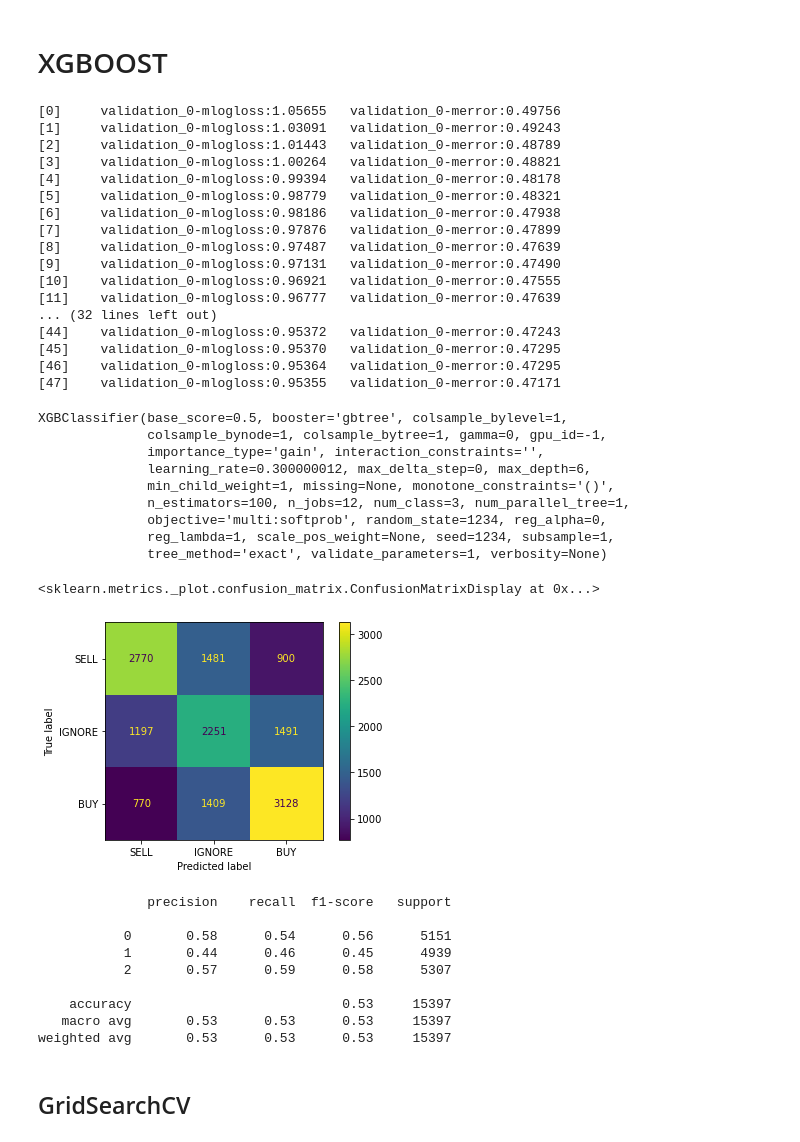
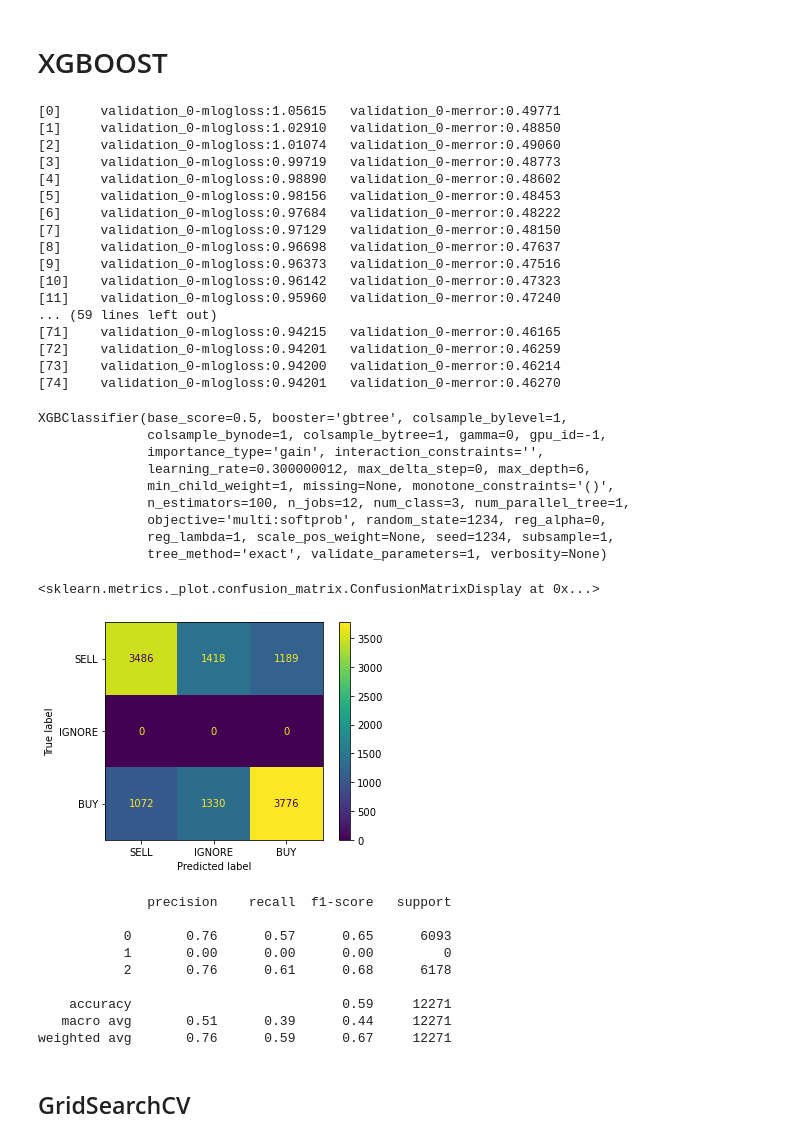
Before and after one commit to isvystun/StocksPatternsAndPrediction, a Jupyter notebook: Main.ipynb, the cells around one changed output. Cells and saved outputs as stored; diff of their text form; code cells hidden in the pictures.

Commit message:
Catboost + metrics filtering

```diff
--- a/Main.ipynb
+++ b/Main.ipynb
@@ -165,7 +186,7 @@ def dummy_featuring(series_df, prefix):
     series_df['cluster'] = pd.cut(series_df.per_changed, bins=[-99 , -5, -4.5 , -4, -3.5, -3, -2.5, -2, -1.5, -1, -0.5, 0.5, 1, 1.5, 2, 2.5, 3, 3.5, 4, 4.5, 5,  np.inf], labels=list(range(21)))
     #series_df['cluster'] = pd.cut(series_df.per_changed, bins=[-99,-3 ,-0.5, 0.5, 3, np.inf], labels=list(range(5)))
     #series_df['cluster'] = pd.cut(series_df.per_changed, bins=[-99, -0.5, 0.5, np.inf], labels=list(range(3)))
-    dummy_df = pd.get_dummies(series_df['cluster'], prefix=prefix, prefix_sep='_')
+    dummy_df = pd.get_dummies(series_df['cluster'], prefix=prefix, prefix_sep='_', drop_first=True)
     return pd.concat([series_df[['date']], dummy_df], axis=1)
     #return dummy_df
 
@@ -183,24 +204,25 @@ def model_df_v2(series_df, days=3):
     c =  []
     model_columns = []
     for n in range(days,0,-1):
-        model_columns.extend([#'o_'+str(n),
+        model_columns.extend(['o_'+str(n),
                   'h_'+str(n),
                   'l_'+str(n),
                   'c_'+str(n)])
     model_columns.append('o_0')
     c.extend(model_columns)
-    spy_dummy_columns= ['spy_'+str(n) for n in range(21)]
-    vix_dummy_columns= ['vix_'+str(n) for n in range(21)]
-    qqq_dummy_columns= ['qqq_'+str(n) for n in range(21)]
-    dxy_dummy_columns= ['dxy_'+str(n) for n in range(21)]
+
+    spy_dummy_columns= ['spy_'+str(n) for n in range(1, 21)]
+    vix_dummy_columns= ['vix_'+str(n) for n in range(1, 21)]
+    qqq_dummy_columns= ['qqq_'+str(n) for n in range(1, 21)]
+    dxy_dummy_columns= ['dxy_'+str(n) for n in range(1, 21)]
     dummy_columns = spy_dummy_columns + vix_dummy_columns + qqq_dummy_columns + dxy_dummy_columns
     c.extend(dummy_columns)
     c.append('cluster')
     df = pd.DataFrame(columns=c)
     for n in range(days,0,-1):
-        #df['o_' + str(n)] = series_df.shift(-n)['open']
-        df['h_' + str(n)] = series_df.shift(-n).high
-        df['l_' + str(n)] = series_df.shift(-n).low
+        df['o_' + str(n)] = series_df.shift(-n)['open']
+        df['h_' + str(n)] = series_df.shift(-n)['high']
+        df['l_' + str(n)] = series_df.shift(-n)['low']
         df['c_' + str(n)] = series_df.shift(-n)['close']
     df['o_0'] = series_df.open
     df['cluster'] = series_df['cluster']
@@ -429,6 +451,6 @@ deep_model.add(Dense(128, activation='relu', kernel_initializer=init_kernel, bia
 # deep_model.add(Dropout(0.4))
 deep_model.add(Dense(3, activation='softmax', kernel_initializer=init_kernel, bias_initializer=init_bias))
 deep_model.compile(loss='sparse_categorical_crossentropy', optimizer='adam', metrics=['accuracy'])
-deep_model.fit(X_train, y_train, epochs=2000, batch_size=256, validation_split=0.2, callbacks=[es_callback])#, validation_data=(X_val, y_val))
+deep_model.fit(X_train, y_train, epochs=2000, batch_size=32, validation_split=0.2, callbacks=[es_callback])#, validation_data=(X_val, y_val))
 # %% [output]
 Epoch 1/2000
@@ -568,23 +590,23 @@ clf_xgb = xgb.XGBClassifier(missing=None, seed=1234, objective='multi:softmax',
 # %%
 clf_xgb.fit(X_train, y_train, verbose=True, early_stopping_rounds=10, eval_metric=['mlogloss', 'merror'], eval_set=[(X_test, y_test)])
 # %% [output]
-[0]     validation_0-mlogloss:1.05655   validation_0-merror:0.49756
-[1]     validation_0-mlogloss:1.03091   validation_0-merror:0.49243
-[2]     validation_0-mlogloss:1.01443   validation_0-merror:0.48789
-[3]     validation_0-mlogloss:1.00264   validation_0-merror:0.48821
-[4]     validation_0-mlogloss:0.99394   validation_0-merror:0.48178
-[5]     validation_0-mlogloss:0.98779   validation_0-merror:0.48321
-[6]     validation_0-mlogloss:0.98186   validation_0-merror:0.47938
-[7]     validation_0-mlogloss:0.97876   validation_0-merror:0.47899
-[8]     validation_0-mlogloss:0.97487   validation_0-merror:0.47639
-[9]     validation_0-mlogloss:0.97131   validation_0-merror:0.47490
-[10]    validation_0-mlogloss:0.96921   validation_0-merror:0.47555
-[11]    validation_0-mlogloss:0.96777   validation_0-merror:0.47639
-... (32 lines left out)
-[44]    validation_0-mlogloss:0.95372   validation_0-merror:0.47243
-[45]    validation_0-mlogloss:0.95370   validation_0-merror:0.47295
-[46]    validation_0-mlogloss:0.95364   validation_0-merror:0.47295
-[47]    validation_0-mlogloss:0.95355   validation_0-merror:0.47171
+[0]     validation_0-mlogloss:1.05615   validation_0-merror:0.49771
+[1]     validation_0-mlogloss:1.02910   validation_0-merror:0.48850
+[2]     validation_0-mlogloss:1.01074   validation_0-merror:0.49060
+[3]     validation_0-mlogloss:0.99719   validation_0-merror:0.48773
+[4]     validation_0-mlogloss:0.98890   validation_0-merror:0.48602
+[5]     validation_0-mlogloss:0.98156   validation_0-merror:0.48453
+[6]     validation_0-mlogloss:0.97684   validation_0-merror:0.48222
+[7]     validation_0-mlogloss:0.97129   validation_0-merror:0.48150
+[8]     validation_0-mlogloss:0.96698   validation_0-merror:0.47637
+[9]     validation_0-mlogloss:0.96373   validation_0-merror:0.47516
+[10]    validation_0-mlogloss:0.96142   validation_0-merror:0.47323
+[11]    validation_0-mlogloss:0.95960   validation_0-merror:0.47240
+... (59 lines left out)
+[71]    validation_0-mlogloss:0.94215   validation_0-merror:0.46165
+[72]    validation_0-mlogloss:0.94201   validation_0-merror:0.46259
+[73]    validation_0-mlogloss:0.94200   validation_0-merror:0.46214
+[74]    validation_0-mlogloss:0.94201   validation_0-merror:0.46270
 XGBClassifier(base_score=0.5, booster='gbtree', colsample_bylevel=1,
               colsample_bynode=1, colsample_bytree=1, gamma=0, gpu_id=-1,
               importance_type='gain', interaction_constraints='',
@@ -594,27 +616,31 @@ XGBClassifier(base_score=0.5, booster='gbtree', colsample_bylevel=1,
               objective='multi:softprob', random_state=1234, reg_alpha=0,
               reg_lambda=1, scale_pos_weight=None, seed=1234, subsample=1,
               tree_method='exact', validate_parameters=1, verbosity=None)
+# %%
+ignored_filter = y_test != 1
+X_test_filtered = X_test[ignored_filter]
+y_test_filtered = y_test[ignored_filter]
 # %%
 plot_confusion_matrix(clf_xgb,
-                     X_test,
-                     y_test,
+                     X_test_filtered,
+                     y_test_filtered,
                      values_format='d',
                      display_labels=['SELL', 'IGNORE', 'BUY'])
 # %% [output]
 <sklearn.metrics._plot.confusion_matrix.ConfusionMatrixDisplay at 0x...>
-[figure, old version]
+[figure, new version]
 # %%
-print(classification_report(y_test, clf_xgb.predict(X_test)))
+print(classification_report(y_test_filtered, clf_xgb.predict(X_test_filtered)))
 # %% [output]
               precision    recall  f1-score   support
 
-           0       0.58      0.54      0.56      5151
-           1       0.44      0.46      0.45      4939
-           2       0.57      0.59      0.58      5307
+           0       0.76      0.57      0.65      6093
+           1       0.00      0.00      0.00         0
+           2       0.76      0.61      0.68      6178
 
-    accuracy                           0.53     15397
-   macro avg       0.53      0.53      0.53     15397
-weighted avg       0.53      0.53      0.53     15397
+    accuracy                           0.59     12271
+   macro avg       0.51      0.39      0.44     12271
+weighted avg       0.76      0.59      0.67     12271
 # %% [markdown]
 ## GridSearchCV
 # %%
```
Also changed, not shown: parts of 44 cells of this notebook.
